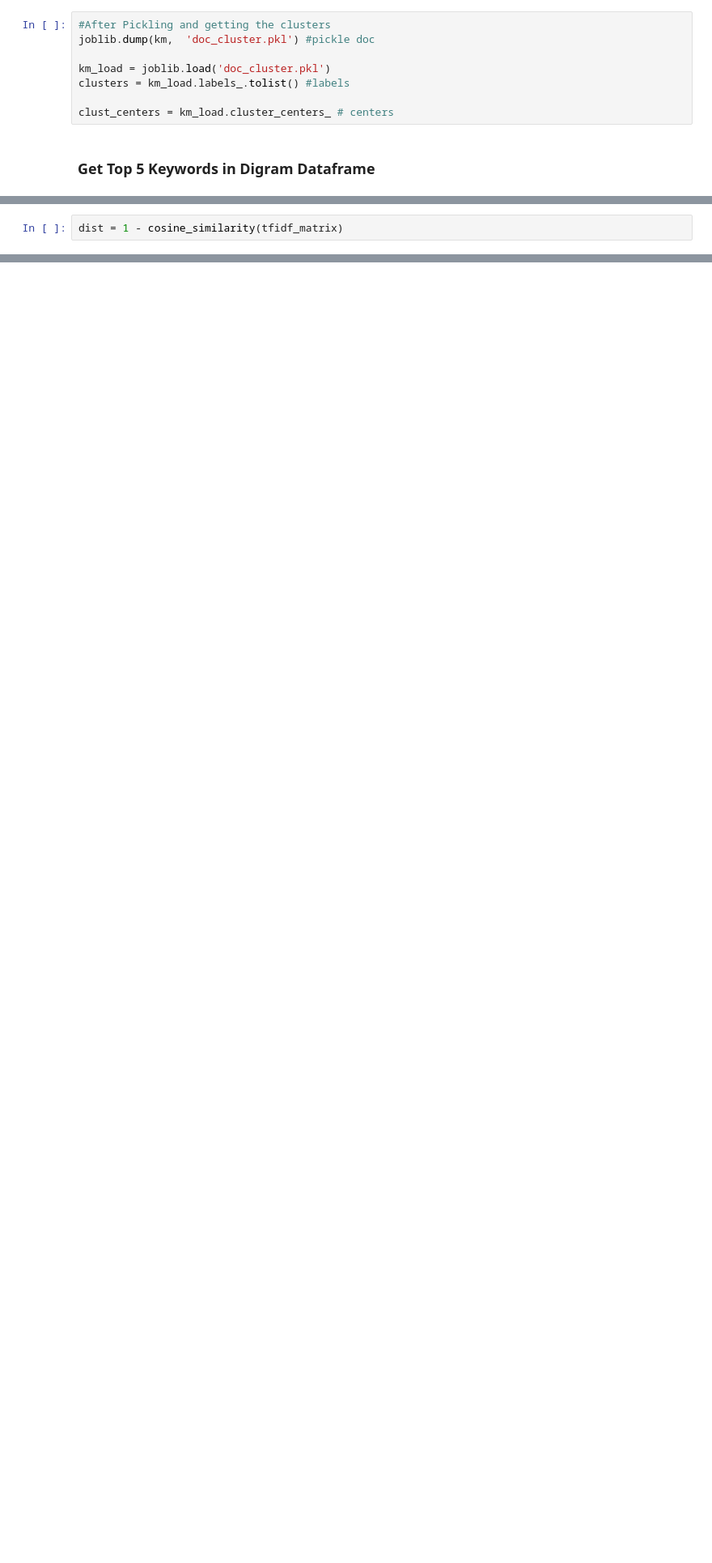
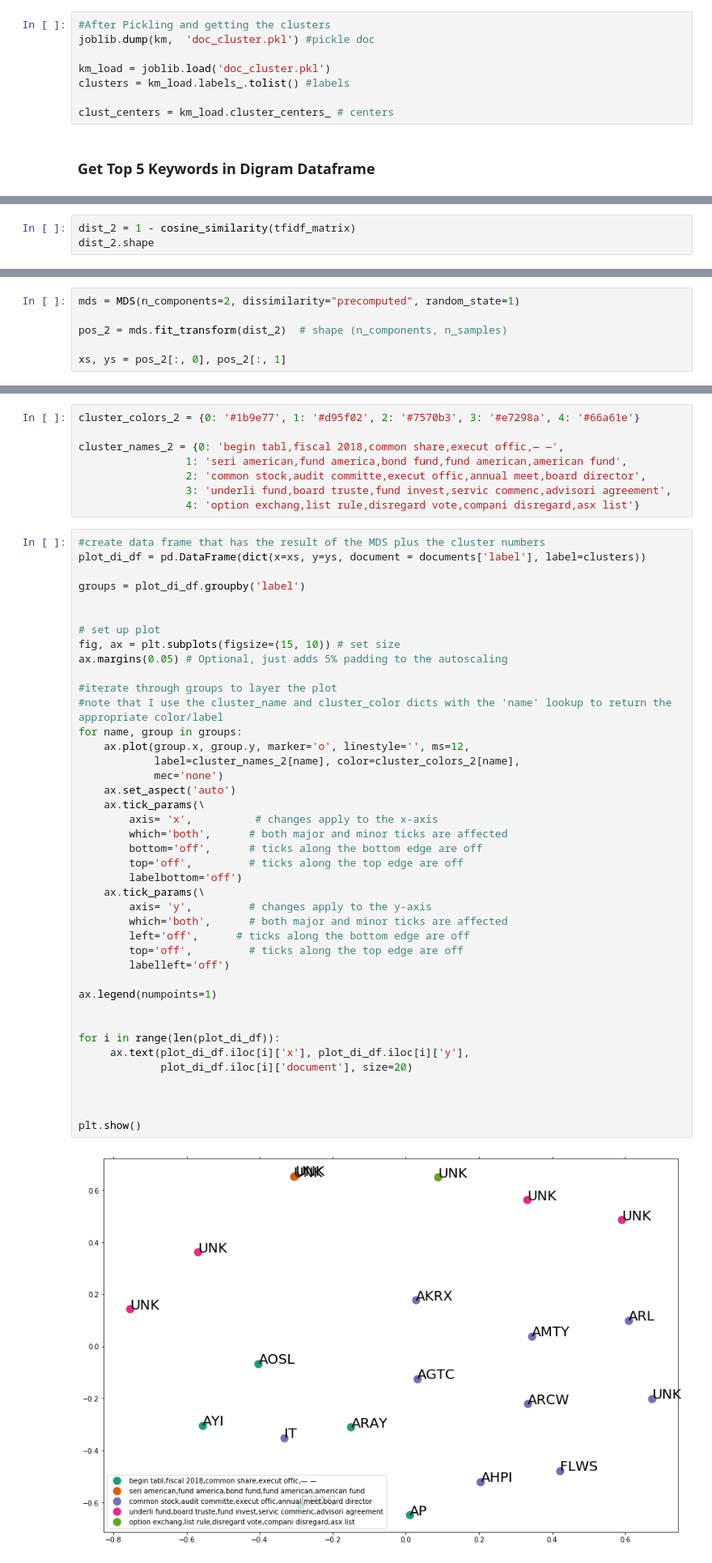
Before and after one commit to IshaShah27/dfg-humanrights, a Jupyter notebook: Data for Good Text Clustering.ipynb, the cells around one changed output, grey strips where cells are left out. Shown: that part at 81% size. Saved outputs shown, nothing was run; the diff lists cells and outputs as text; blank space fills up the shorter version.

```diff
--- a/Data for Good Text Clustering.ipynb
+++ b/Data for Good Text Clustering.ipynb
@@ -578,2 +561,3 @@ accord direct,favor item,person entitl,proxi form,direct proxi,option exchang,li
 # %%
-dist = 1 - cosine_similarity(tfidf_matrix)
+dist_2 = 1 - cosine_similarity(tfidf_matrix)
+dist_2.shape
@@ -587,0 +566,6 @@ array([4, 0, 2, 1, 3, 2, 0, 0, 3, 2, 2, 3, 0, 2, 2, 2, 0, 3, 2, 1, 2],
+# %%
+mds = MDS(n_components=2, dissimilarity="precomputed", random_state=1)
+
+pos_2 = mds.fit_transform(dist_2)  # shape (n_components, n_samples)
+
+xs, ys = pos_2[:, 0], pos_2[:, 1]
@@ -587,0 +574,51 @@ array([4, 0, 2, 1, 3, 2, 0, 0, 3, 2, 2, 3, 0, 2, 2, 2, 0, 3, 2, 1, 2],
+# %%
+cluster_colors_2 = {0: '#1b9e77', 1: '#d95f02', 2: '#7570b3', 3: '#e7298a', 4: '#66a61e'}
+
+cluster_names_2 = {0: 'begin tabl,fiscal 2018,common share,execut offic,— —',
+                 1: 'seri american,fund america,bond fund,fund american,american fund',
+                 2: 'common stock,audit committe,execut offic,annual meet,board director',
+                 3: 'underli fund,board truste,fund invest,servic commenc,advisori agreement',
+                 4: 'option exchang,list rule,disregard vote,compani disregard,asx list'}
+# %%
+#create data frame that has the result of the MDS plus the cluster numbers
+plot_di_df = pd.DataFrame(dict(x=xs, y=ys, document = documents['label'], label=clusters))
+
+groups = plot_di_df.groupby('label')
+
+
+# set up plot
+fig, ax = plt.subplots(figsize=(15, 10)) # set size
+ax.margins(0.05) # Optional, just adds 5% padding to the autoscaling
+
+#iterate through groups to layer the plot
+#note that I use the cluster_name and cluster_color dicts with the 'name' lookup to return the appropriate color/label
+for name, group in groups:
+    ax.plot(group.x, group.y, marker='o', linestyle='', ms=12,
+            label=cluster_names_2[name], color=cluster_colors_2[name],
+            mec='none')
+    ax.set_aspect('auto')
+    ax.tick_params(\
+        axis= 'x',          # changes apply to the x-axis
+        which='both',      # both major and minor ticks are affected
+        bottom='off',      # ticks along the bottom edge are off
+        top='off',         # ticks along the top edge are off
+        labelbottom='off')
+    ax.tick_params(\
+        axis= 'y',         # changes apply to the y-axis
+        which='both',      # both major and minor ticks are affected
+        left='off',      # ticks along the bottom edge are off
+        top='off',         # ticks along the top edge are off
+        labelleft='off')
+
+ax.legend(numpoints=1)
+
+
+for i in range(len(plot_di_df)):
+     ax.text(plot_di_df.iloc[i]['x'], plot_di_df.iloc[i]['y'],
+             plot_di_df.iloc[i]['document'], size=20)
+
+
+
+plt.show()
+# %% [output]
+[figure, added]
```
Also changed, not shown: parts of 16 cells of this notebook.
